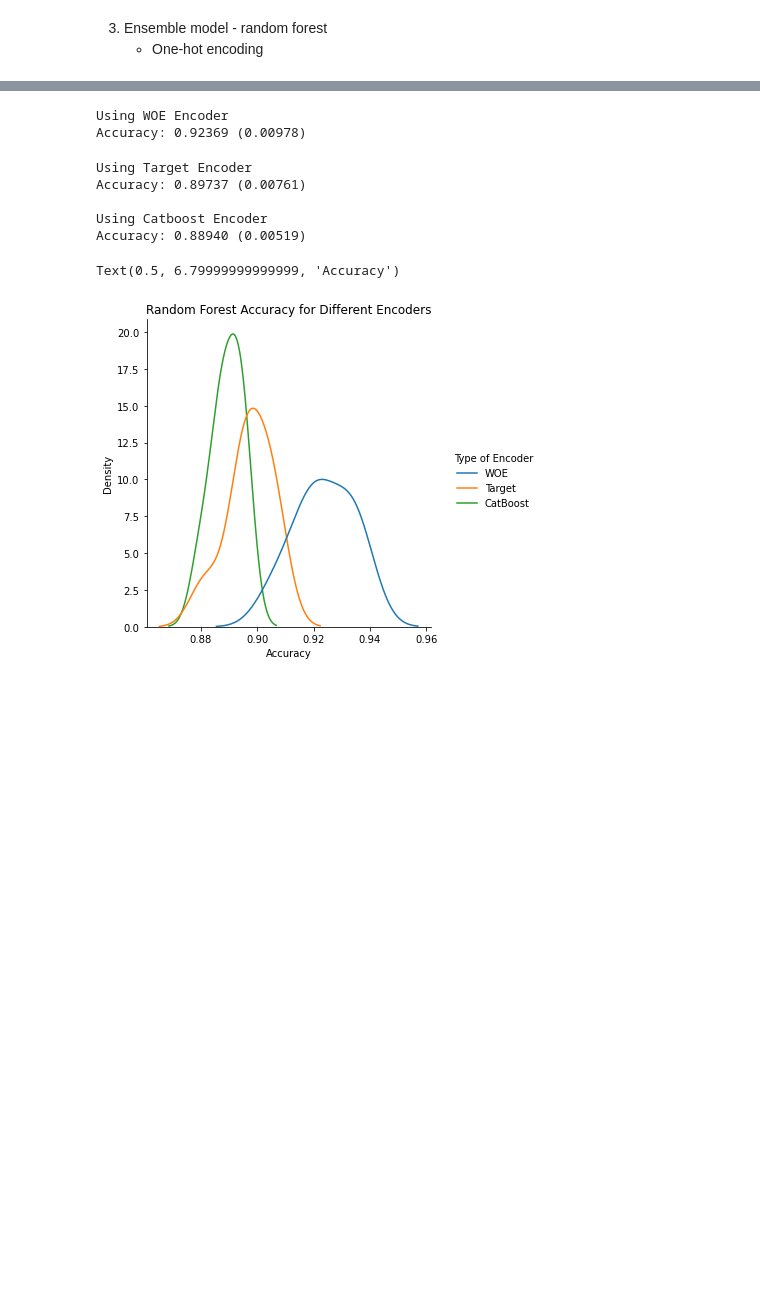
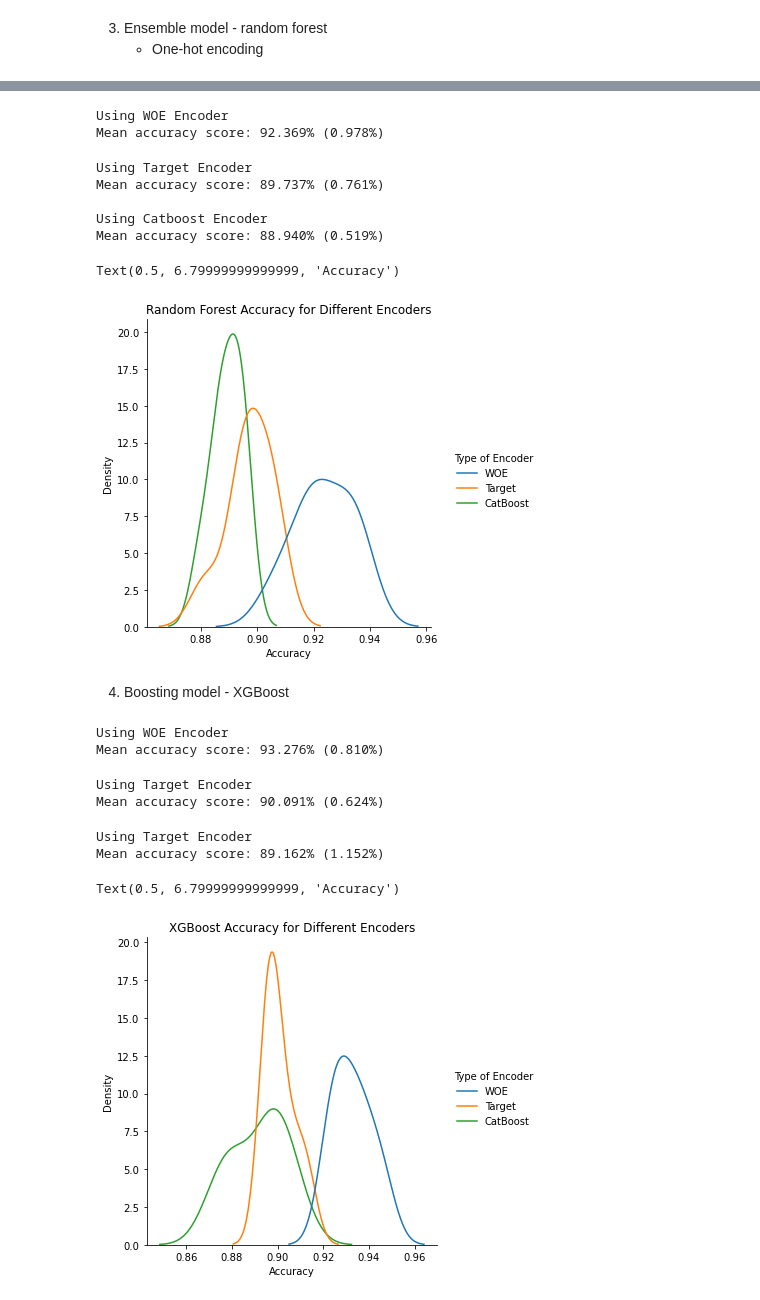
Before and after one commit to BerylliuMM2000/BankMarketing, a Jupyter notebook: Bank-Marketing-Campaign.ipynb, the cells around one changed output, grey strips where cells are left out. Saved outputs shown, nothing was run; the diff lists cells and outputs as text; code cells hidden in the pictures; blank space fills up the shorter version.

Commit message:
Complete Boosting model part via XGBoost

```diff
--- a/Bank-Marketing-Campaign.ipynb
+++ b/Bank-Marketing-Campaign.ipynb
@@ -435,7 +438,8 @@ random_forest_scores_woe = cross_val_score(random_forest_classifier, woe_trainin
 #displot(data = random_forest_scores_woe, kind = "kde")
 #title("Random Forest Accuracy for WOE Encoding")
 print("\nUsing WOE Encoder")
-print('Accuracy: %.5f (%.5f)' % (mean(random_forest_scores_woe), std(random_forest_scores_woe)))
+print(("Mean accuracy score: {:.3f}% ({:.3f}%)".format(mean(random_forest_scores_woe) * 100, std(random_forest_scores_woe) * 100)))
+#print('Accuracy: %.5f (%.5f)' % (mean(random_forest_scores_woe), std(random_forest_scores_woe)))
 #xlabel("Accuracy")
 
 
@@ -451,7 +455,8 @@ random_forest_scores_targ = cross_val_score(random_forest_classifier, targ_train
 #displot(data = random_forest_scores_woe, kind = "kde")
 #title("Random Forest Accuracy for WOE Encoding")
 print("\nUsing Target Encoder")
-print('Accuracy: %.5f (%.5f)' % (mean(random_forest_scores_targ), std(random_forest_scores_targ)))
+#print('Accuracy: %.5f (%.5f)' % (mean(random_forest_scores_targ), std(random_forest_scores_targ)))
+print(("Mean accuracy score: {:.3f}% ({:.3f}%)".format(mean(random_forest_scores_targ) * 100, std(random_forest_scores_targ) * 100)))
 #xlabel("Accuracy")
 
 #####################################
@@ -466,7 +471,8 @@ random_forest_scores_cb = cross_val_score(random_forest_classifier, cb_training_
 #displot(data = random_forest_scores_woe, kind = "kde")
 #title("Random Forest Accuracy for WOE Encoding")
 print("\nUsing Catboost Encoder")
-print('Accuracy: %.5f (%.5f)' % (mean(random_forest_scores_cb), std(random_forest_scores_cb)))
+#print('Accuracy: %.5f (%.5f)' % (mean(random_forest_scores_cb), std(random_forest_scores_cb)))
+print(("Mean accuracy score: {:.3f}% ({:.3f}%)".format(mean(random_forest_scores_cb) * 100, std(random_forest_scores_cb) * 100)))
 #xlabel("Accuracy")
 
 """random_forest_scores_woe.index = ["WOE" for i in range(random_forest_scores_woe.size)]
@@ -485,11 +491,62 @@ title("Random Forest Accuracy for Different Encoders")
 xlabel("Accuracy")
 # %% [output]
 Using WOE Encoder
-Accuracy: 0.92369 (0.00978)
+Mean accuracy score: 92.369% (0.978%)
 Using Target Encoder
-Accuracy: 0.89737 (0.00761)
+Mean accuracy score: 89.737% (0.761%)
 
 Using Catboost Encoder
-Accuracy: 0.88940 (0.00519)
+Mean accuracy score: 88.940% (0.519%)
 Text(0.5, 6.79999999999999, 'Accuracy')
 [figure]
+# %% [markdown]
+4. Boosting model - XGBoost
+# %%
+from xgboost import XGBClassifier
+
+xgboost_woe = XGBClassifier(n_estimators = 1000, learning_rate = 0.05).fit(woe_training_features, bank_target, early_stopping_rounds = 5,
+                                                                       eval_set = [(woe_training_features, bank_target)],verbose = False)
+score_xgb_woe = cross_val_score(xgboost, woe_training_features, bank_target, scoring='accuracy', cv=8, n_jobs=-1, error_score='raise')
+#score_xgb = xgboost.score(woe_training_features, bank_target)
+
+print("\nUsing WOE Encoder")
+print(("Mean accuracy score: {:.3f}% ({:.3f}%)".format(mean(score_xgb_woe) * 100, std(score_xgb_woe) * 100)))
+#print('Accuracy: %.5f % (%.5f %)' % (mean(score_xgb_woe) * 100, std(score_xgb_woe) * 100))
+
+#############################################################
+
+xgboost_targ = XGBClassifier(n_estimators = 1000, learning_rate = 0.05).fit(targ_training_features, bank_target, early_stopping_rounds = 5,
+                                                                       eval_set = [(targ_training_features, bank_target)],verbose = False)
+score_xgb_targ = cross_val_score(xgboost, targ_training_features, bank_target, scoring='accuracy', cv=8, n_jobs=-1, error_score='raise')
+
+print("\nUsing Target Encoder")
+print(("Mean accuracy score: {:.3f}% ({:.3f}%)".format(mean(score_xgb_targ) * 100, std(score_xgb_targ) * 100)))
+#print('Accuracy: %.5f % (%.5f %)' % (mean(score_xgb_targ) * 100, std(score_xgb_targ) * 100))
+#############################################################
+
+xgboost_cb = XGBClassifier(n_estimators = 1000, learning_rate = 0.05).fit(cb_training_features, bank_target, early_stopping_rounds = 5,
+                                                                       eval_set = [(cb_training_features, bank_target)],verbose = False)
+score_xgb_cb = cross_val_score(xgboost, cb_training_features, bank_target, scoring='accuracy', cv=8, n_jobs=-1, error_score='raise')
+
+print("\nUsing Target Encoder")
+print(("Mean accuracy score: {:.3f}% ({:.3f}%)".format(mean(score_xgb_cb) * 100, std(score_xgb_cb) * 100)))
+#print('Accuracy: %.5f % (%.5f %)' % (mean(score_xgb_cb) * 100, std(score_xgb_cb) * 100))
+
+#############################################################
+
+xgb = concat([Series(score_xgb_woe, index = ["WOE" for i in range(score_xgb_woe.size)]),
+            Series(score_xgb_targ, index = ["Target" for i in range(score_xgb_targ.size)]),
+            Series(score_xgb_cb, index = ["CatBoost" for i in range(score_xgb_cb.size)])], axis = 0).reset_index()
+xgb.rename({"index": "Type of Encoder", 0: "accuracy"}, axis = 1, inplace = True)
+displot(data = xgb, x = "accuracy", hue = 'Type of Encoder', kind = "kde")
+title("XGBoost Accuracy for Different Encoders")
+xlabel("Accuracy")
+# %% [output]
+Using WOE Encoder
+Mean accuracy score: 93.276% (0.810%)
+Using Target Encoder
+Mean accuracy score: 90.091% (0.624%)
+Using Target Encoder
+Mean accuracy score: 89.162% (1.152%)
+Text(0.5, 6.79999999999999, 'Accuracy')
+[figure, added]
```
Also changed, not shown: parts of 2 cells of this notebook.
